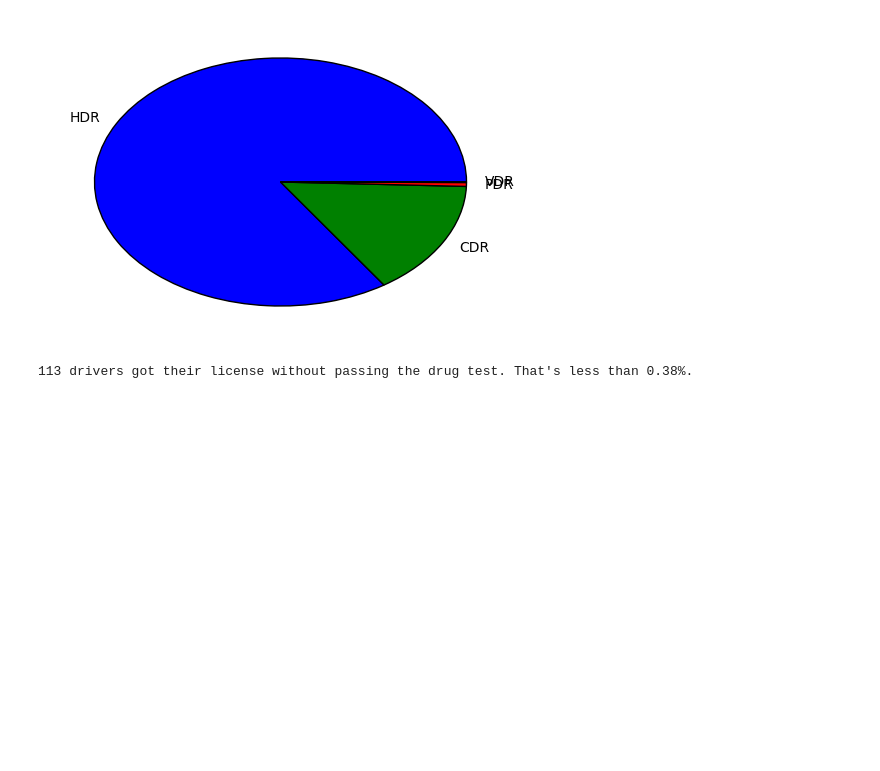
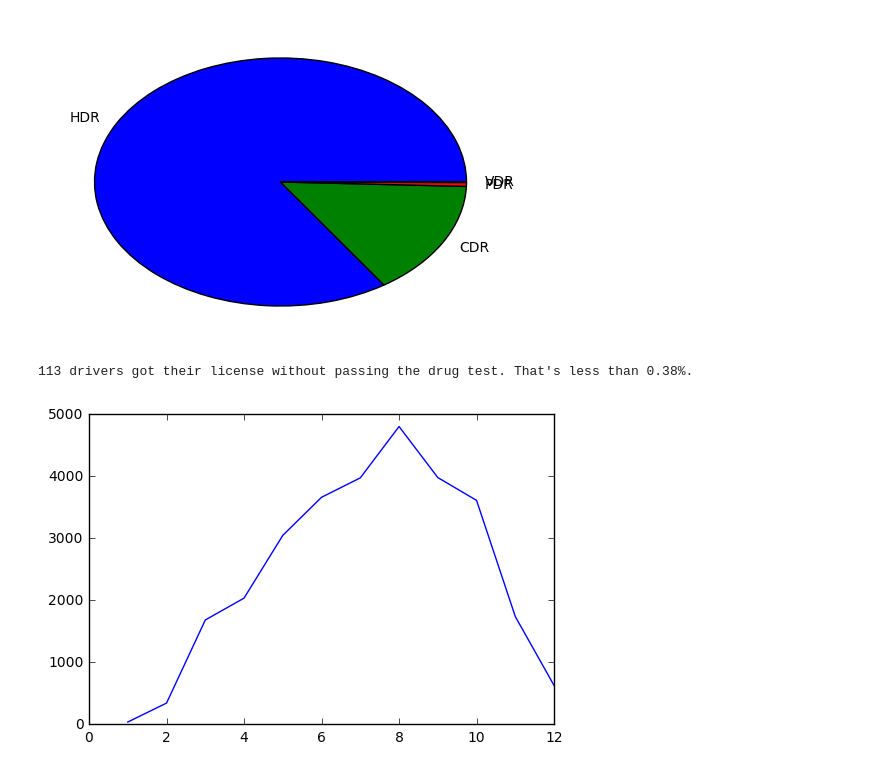
Before and after one commit to carlsednaoui/thinkful-data-science, a Jupyter notebook: coursework/unit_2/challenge.ipynb, the cells around one changed output. Cells and saved outputs as stored; diff of their text form; code cells hidden in the pictures; blank space fills up the shorter version.

```diff
--- a/coursework/unit_2/challenge.ipynb
+++ b/coursework/unit_2/challenge.ipynb
@@ -72,0 +71,22 @@ print("{} drivers got their license without passing the drug test. That's less t
+# %%
+# date format '01/21/2016'
+int(df['App Date'][0].split('/')[0]) # this returns the month
+
+# the obvious way to do it, but it's slow. this is very much the python way to do it.
+# you would use this if you don't have a dataframe already
+# this is using a list comprehension
+# df['Month'] = pd.Series([x.split('/')[0] for x in df['App Date']])
+
+# another way — second best option
+# df['Month'] = df['App Date'].map(lambda x: x.split('/')[0])
+
+# the faster way to do it
+# these are native pandas functions! it's the fastest route
+df['Month'] = df['App Date'].str.split('/').str.get(0)
+df['Year'] = df['App Date'].map(lambda x: x.split('/')[2])
+# %%
+months = df['Month'].value_counts().sort_index()
+plt.plot(months)
+plt.show()
+# %% [output]
+[figure, added]
```
Also changed, not shown: parts of 2 cells of this notebook.
